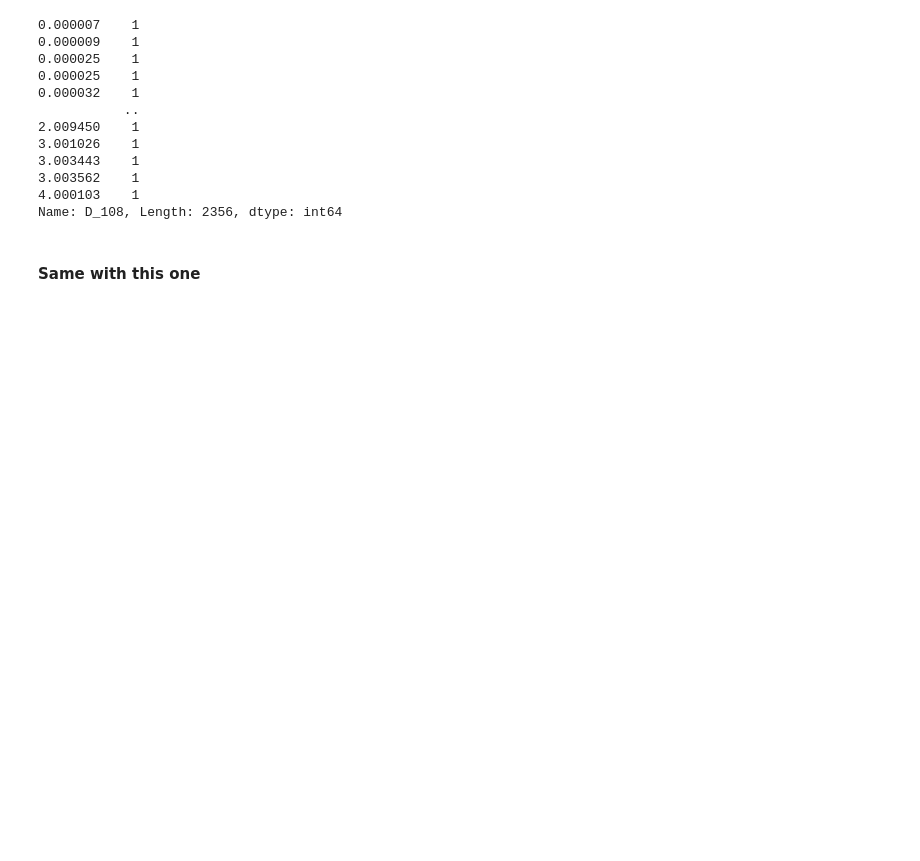
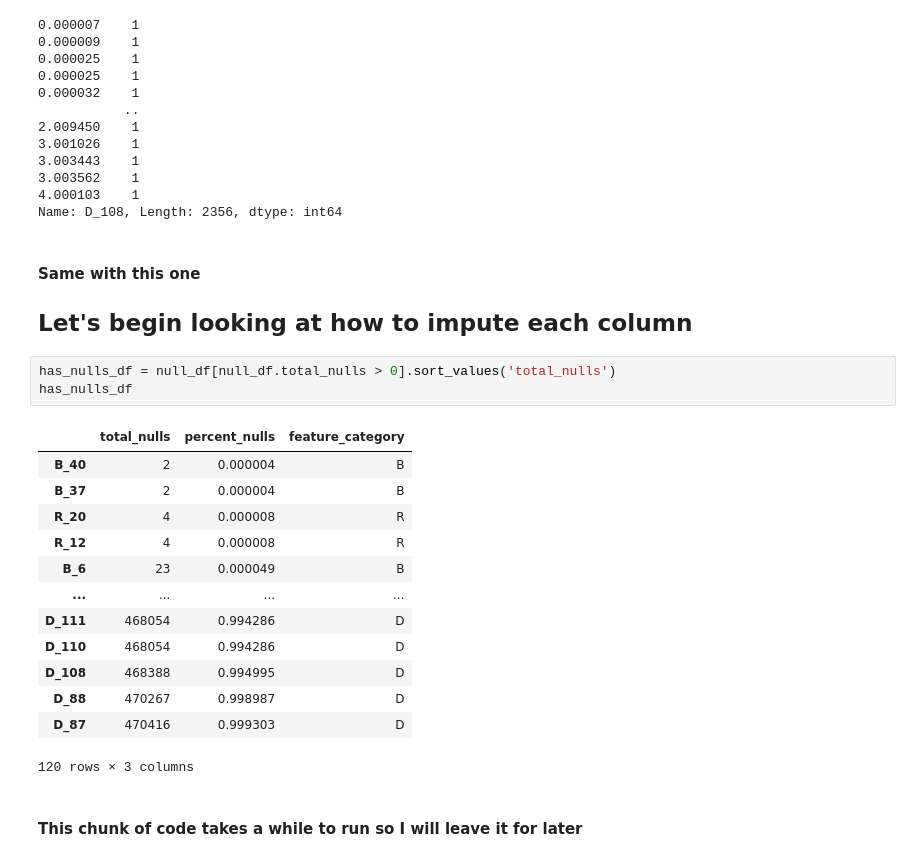
Before and after one commit to We-Need-More-RAM/amex_default_prediction, a Jupyter notebook: notebooks/ryan/2.0_checking_out_the_data.ipynb, the cells around one changed output. Cells and saved outputs as stored; diff of their text form; blank space fills up the shorter version.

```diff
--- a/notebooks/ryan/2.0_checking_out_the_data.ipynb
+++ b/notebooks/ryan/2.0_checking_out_the_data.ipynb
@@ -221,3 +228,24 @@ X_df.D_108.value_counts().sort_index()
 Name: D_108, Length: 2356, dtype: int64
 # %% [markdown]
 #### Same with this one
+
+## Let's begin looking at how to impute each column
+# %%
+has_nulls_df = null_df[null_df.total_nulls > 0].sort_values('total_nulls')
+has_nulls_df
+# %% [output]
+|  | total_nulls | percent_nulls | feature_category |
+| B_40 | 2 | 0.000004 | B |
+| B_37 | 2 | 0.000004 | B |
+| R_20 | 4 | 0.000008 | R |
+| R_12 | 4 | 0.000008 | R |
+| B_6 | 23 | 0.000049 | B |
+| ... | ... | ... | ... |
+| D_111 | 468054 | 0.994286 | D |
+| D_110 | 468054 | 0.994286 | D |
+| D_108 | 468388 | 0.994995 | D |
+| D_88 | 470267 | 0.998987 | D |
+| D_87 | 470416 | 0.999303 | D |
+120 rows × 3 columns
+# %% [markdown]
+#### This chunk of code takes a while to run so I will leave it for later
```
Also changed, not shown: parts of 40 cells of this notebook.
